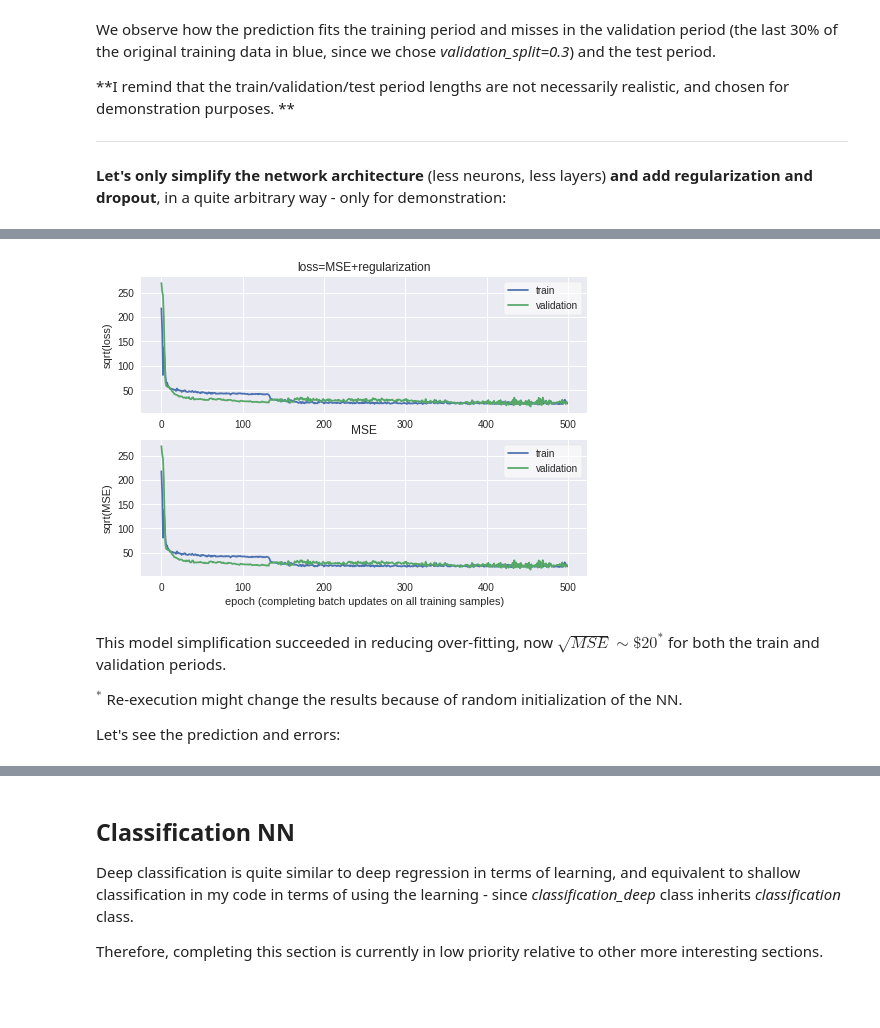
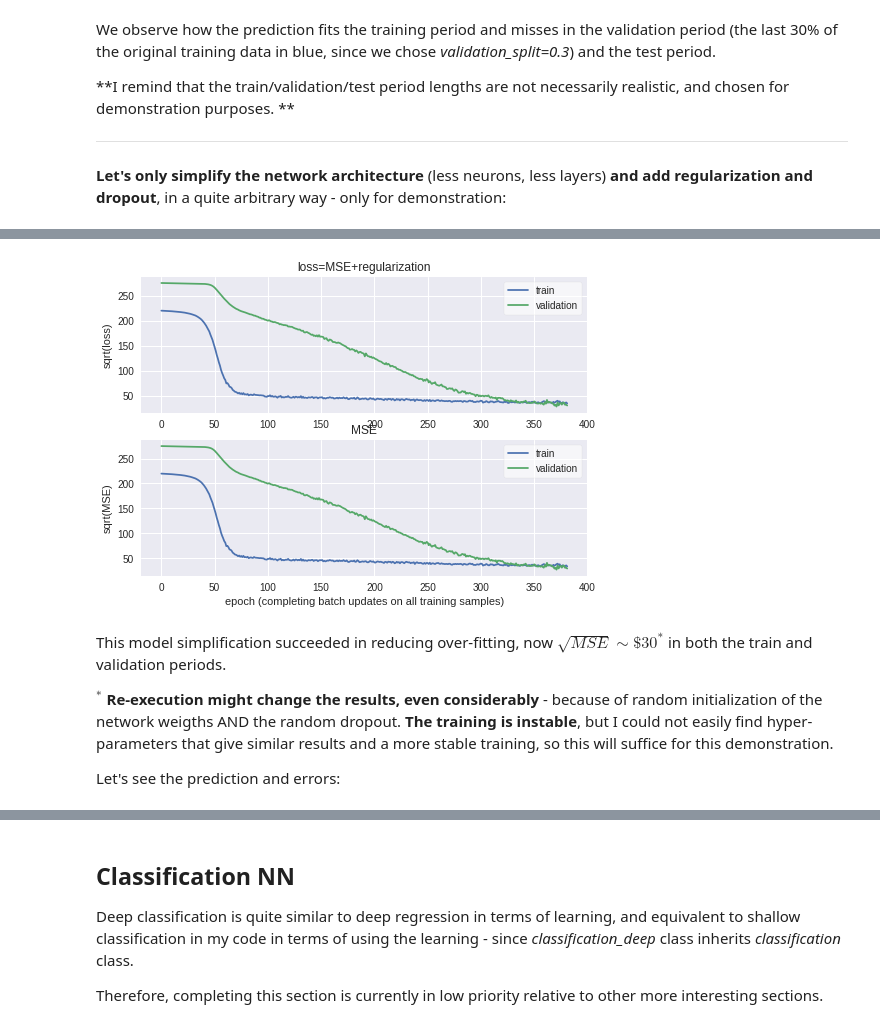
Before and after one commit to Ozziko/AlgoTradingAI, a Jupyter notebook: Oz_Livneh_Algo_Trading_AI.ipynb, the cells around one changed output, grey strips where cells are left out. Saved outputs shown, nothing was run; the diff lists cells and outputs as text; code cells hidden in the pictures; blank space fills up the shorter version.

```diff
--- a/Oz_Livneh_Algo_Trading_AI.ipynb
+++ b/Oz_Livneh_Algo_Trading_AI.ipynb
@@ -1095,22 +1134,19 @@ We observe how the prediction fits the training period and misses in the validat
 ---
 **Let's only simplify the network architecture** (less neurons, less layers) **and add regularization and dropout**, in a quite arbitrary way - only for demonstration:
 # %%
-learning_rate=5e-4
+optimizer=tf.train.GradientDescentOptimizer(learning_rate=1e-5)
 
 model=keras.Sequential()
-model.add(keras.layers.Dense(10,
-    input_shape=(len(train_test_split_obj.X_train_df.columns),),
-    activation='tanh'))
+input_shape=(len(train_test_split_obj.X_train_df.columns),)
+model.add(keras.layers.Dense(10,input_shape=input_shape,activation='tanh'))
 model.add(keras.layers.Dropout(rate=0.3,seed=1))
-model.add(keras.layers.Dense(10, activation='relu'))
+model.add(keras.layers.Dense(10,activation='relu'))
 model.add(keras.layers.Dense(1,
-                 kernel_regularizer=keras.regularizers.l1_l2(l1=0.1,l2=0.7)))
+                 kernel_regularizer=keras.regularizers.l1_l2(l1=0.1,l2=0.6)))
 # ------------------ end of inputs ------------------
 
-regression_obj=OzML.regression_deep(train_test_split_obj)
-regression_obj.train_NN(model,max_epochs=max_epochs,
-    batch_size=batch_size,learning_rate=learning_rate,
-    validation_split=validation_split,training_patience=training_patience,
-    min_dloss_to_stop=min_dloss_to_stop,verbose=0)
-regression_obj.plot_training()
+reg_NN_regression_obj=OzML.regression_deep(train_test_split_obj)
+reg_NN_regression_obj.train_TF_NN(validation_split,model,optimizer,callback,
+    max_epochs=max_epochs,batch_size=batch_size,verbose=0)
+reg_NN_regression_obj.plot_training()
 # %% [output]
@@ -1120,8 +1156,8 @@ regression_obj.plot_training()
-[figure, old version]
+[figure, new version]
 # %% [markdown]
-This model simplification succeeded in reducing over-fitting, now $\sqrt{MSE}\sim\$20^*$ for both the train and validation periods.
+This model simplification succeeded in reducing over-fitting, now $\sqrt{MSE}\sim\$30^*$ in both the train and validation periods.
 
-$^*$ Re-execution might change the results because of random initialization of the NN.
+$^*$ **Re-execution might change the results, even considerably** - because of random initialization of the network weigths AND the random dropout. **The training is instable**, but I could not easily find hyper-parameters that give similar results and a more stable training, so this will suffice for this demonstration.
 
 Let's see the prediction and errors:
 # %%
```
Also changed, not shown: parts of 58 cells of this notebook.
